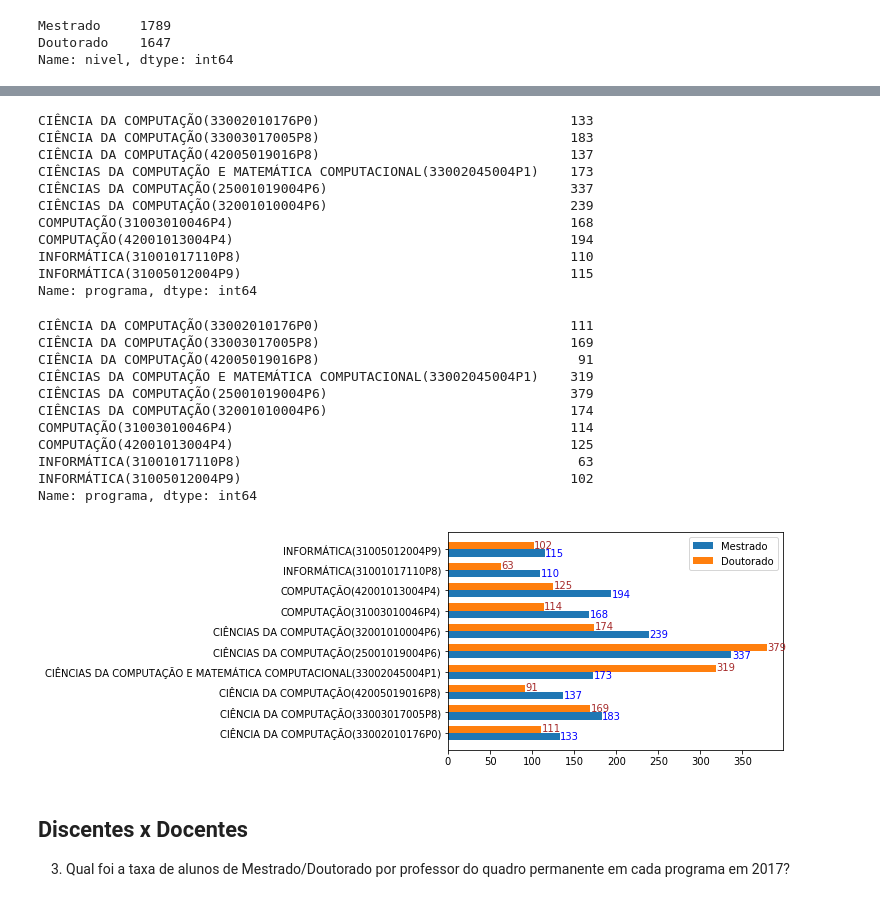
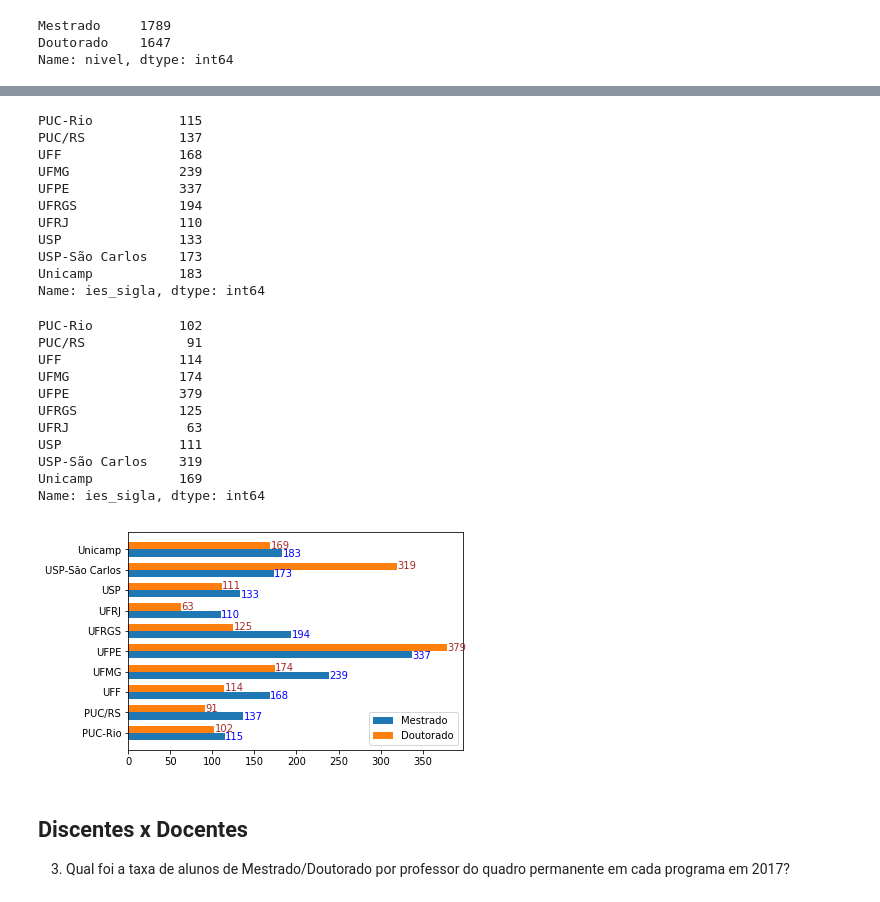
Before and after one commit to Pedalves/DataScience, a Jupyter notebook: CAPES/T1.1 Enunciado - Analise descritiva de dados de PG.ipynb, the cells around one changed output, grey strips where cells are left out. Drawn from its saved outputs; the diff is of its cells as text; code cells hidden in the pictures.

```diff
--- a/CAPES/T1.1 Enunciado - Analise descritiva de dados de PG.ipynb
+++ b/CAPES/T1.1 Enunciado - Analise descritiva de dados de PG.ipynb
@@ -142,0 +212,7 @@ Name: programa, dtype: int64
+# %%
+# Adiciona valor 0 para categorias que nao possuem colaboradores
+for ies_s in set( profs_permanentes.keys() ).difference(set(profs_colaboradores.keys()) ):
+   profs_colaboradores[ies_s] = 0
+
+profs_colaboradores = profs_colaboradores.sort_index()
+profs_colaboradores
@@ -195,7 +283,7 @@ discentes_df.nivel.unique()
 array(['Mestrado', 'Doutorado', 'Graduação'], dtype=object)
 # %%
 discentes_pos_df = discentes_df[discentes_df.nivel.isin(["Mestrado", "Doutorado"])]
-discentes_pos_df = discentes_pos_df[["nivel", "programa"]]
+discentes_pos_df = discentes_pos_df[["nivel", "ies_sigla"]]
 discentes_pos_df.nivel.value_counts()
 # %% [output]
 Mestrado     1789
@@ -217,72 +297,72 @@ array(['INFORMÁTICA(31005012004P9)',
 # %%
 # Mestrado
-alunos_mestrado = discentes_pos_df[discentes_pos_df.nivel=='Mestrado'].programa.value_counts().sort_index()
+alunos_mestrado = discentes_pos_df[discentes_pos_df.nivel=='Mestrado'].ies_sigla.value_counts().sort_index()
 alunos_mestrado
 # %% [output]
-CIÊNCIA DA COMPUTAÇÃO(33002010176P0)                                133
-CIÊNCIA DA COMPUTAÇÃO(33003017005P8)                                183
-CIÊNCIA DA COMPUTAÇÃO(42005019016P8)                                137
-CIÊNCIAS DA COMPUTAÇÃO E MATEMÁTICA COMPUTACIONAL(33002045004P1)    173
-CIÊNCIAS DA COMPUTAÇÃO(25001019004P6)                               337
-CIÊNCIAS DA COMPUTAÇÃO(32001010004P6)                               239
-COMPUTAÇÃO(31003010046P4)                                           168
-COMPUTAÇÃO(42001013004P4)                                           194
-INFORMÁTICA(31001017110P8)                                          110
-INFORMÁTICA(31005012004P9)                                          115
-Name: programa, dtype: int64
+PUC-Rio           115
+PUC/RS            137
+UFF               168
+UFMG              239
+UFPE              337
+UFRGS             194
+UFRJ              110
+USP               133
+USP-São Carlos    173
+Unicamp           183
+Name: ies_sigla, dtype: int64
 # %%
 # Doutorado
-alunos_doutorado = discentes_pos_df[discentes_pos_df.nivel=='Doutorado'].programa.value_counts().sort_index()
+alunos_doutorado = discentes_pos_df[discentes_pos_df.nivel=='Doutorado'].ies_sigla.value_counts().sort_index()
 alunos_doutorado
 # %% [output]
-CIÊNCIA DA COMPUTAÇÃO(33002010176P0)                                111
-CIÊNCIA DA COMPUTAÇÃO(33003017005P8)                                169
-CIÊNCIA DA COMPUTAÇÃO(42005019016P8)                                 91
-CIÊNCIAS DA COMPUTAÇÃO E MATEMÁTICA COMPUTACIONAL(33002045004P1)    319
-CIÊNCIAS DA COMPUTAÇÃO(25001019004P6)                               379
-CIÊNCIAS DA COMPUTAÇÃO(32001010004P6)                               174
-COMPUTAÇÃO(31003010046P4)                                           114
-COMPUTAÇÃO(42001013004P4)                                           125
-INFORMÁTICA(31001017110P8)                                           63
-INFORMÁTICA(31005012004P9)                                          102
-Name: programa, dtype: int64
+PUC-Rio           102
+PUC/RS             91
+UFF               114
+UFMG              174
+UFPE              379
+UFRGS             125
+UFRJ               63
+USP               111
+USP-São Carlos    319
+Unicamp           169
+Name: ies_sigla, dtype: int64
 # %%
 fig, ax = plt.subplots()
 
 width = 0.35
 
-ind = np.arange(len(discentes_pos_df.programa.value_counts().sort_index().keys()))
+ind = np.arange(len(discentes_pos_df.ies_sigla.value_counts().sort_index().keys()))
 
 plt1 = ax.barh(ind-width/2, alunos_mestrado, width)
 
 plt2 = ax.barh(ind+width/2, alunos_doutorado, width)
 
 # Etiquetas Mestrado
 for i, v in enumerate(alunos_mestrado):
     ax.text( v + 0.5 ,
             i - 0.2,
             v,
             color='blue',
             fontweight='regular',
             va='center')
 
 # Etiquetas Doutorado
 for i, v in enumerate(alunos_doutorado):
     ax.text( v + 0.5 ,
             i + 0.2,
             v,
             color='brown',
             fontweight='regular',
             va='center')
 
 ax.set_yticks(ind)
-ax.set_yticklabels(discentes_pos_df.programa.value_counts().sort_index().keys())
+ax.set_yticklabels(discentes_pos_df.ies_sigla.value_counts().sort_index().keys())
 
 plt.legend([plt1[0], plt2[0]], ['Mestrado', 'Doutorado'])
 
 plt.show()
 # %% [output]
-[figure, old version]
+[figure, new version]
 # %% [markdown]
 ## Discentes x Docentes
 3) Qual foi a taxa de alunos de Mestrado/Doutorado por professor do quadro permanente em cada programa em 2017?
```
Also changed, not shown: parts of 35 cells of this notebook.
